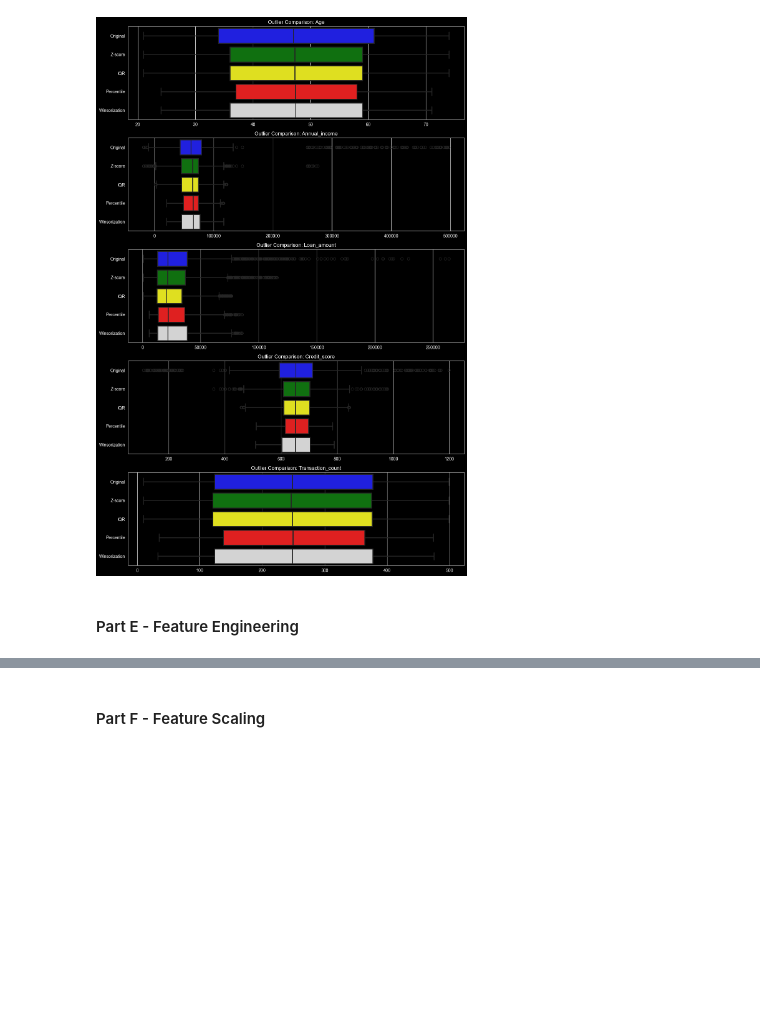
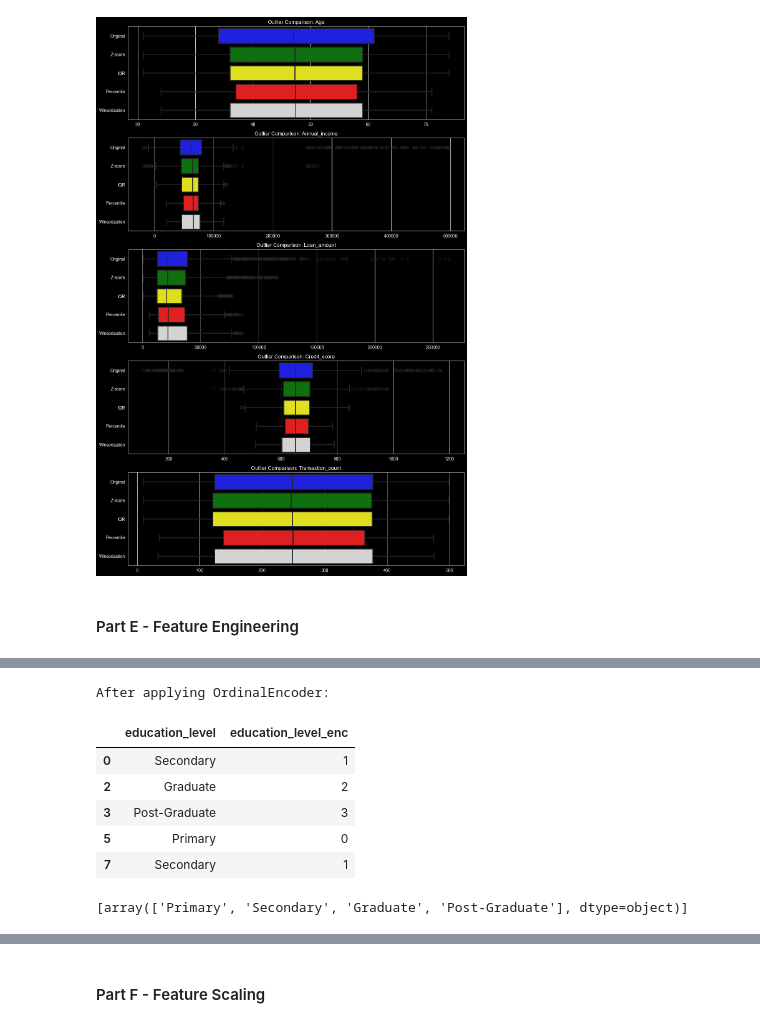
Before and after one commit to krish-desai-123/Data-Preprocessing-and-Feature-Engineering, a Jupyter notebook: Final_Project/holistic_data_preparer.ipynb, the cells around one changed output, grey strips where cells are left out. Cells and saved outputs as stored; diff of their text form; code cells hidden in the pictures; blank space fills up the shorter version.

```diff
--- a/Final_Project/holistic_data_preparer.ipynb
+++ b/Final_Project/holistic_data_preparer.ipynb
@@ -535,0 +572,21 @@ plt.show()
+# %%
+# Encoding categorical variables
+# OrdinalEncoder
+
+oe = OrdinalEncoder(categories=[['Primary','Secondary','Graduate','Post-Graduate']])
+
+df_iqr['education_level_enc'] = oe.fit_transform(df_iqr[['education_level']]).astype(int)
+
+print('After applying OrdinalEncoder:')
+display(df_iqr[['education_level','education_level_enc']].head())
+
+oe.categories_
+# %% [output]
+After applying OrdinalEncoder:
+|  | education_level | education_level_enc |
+| 0 | Secondary | 1 |
+| 2 | Graduate | 2 |
+| 3 | Post-Graduate | 3 |
+| 5 | Primary | 0 |
+| 7 | Secondary | 1 |
+[array(['Primary', 'Secondary', 'Graduate', 'Post-Graduate'], dtype=object)]
```
Also changed, not shown: parts of 5 cells of this notebook.
